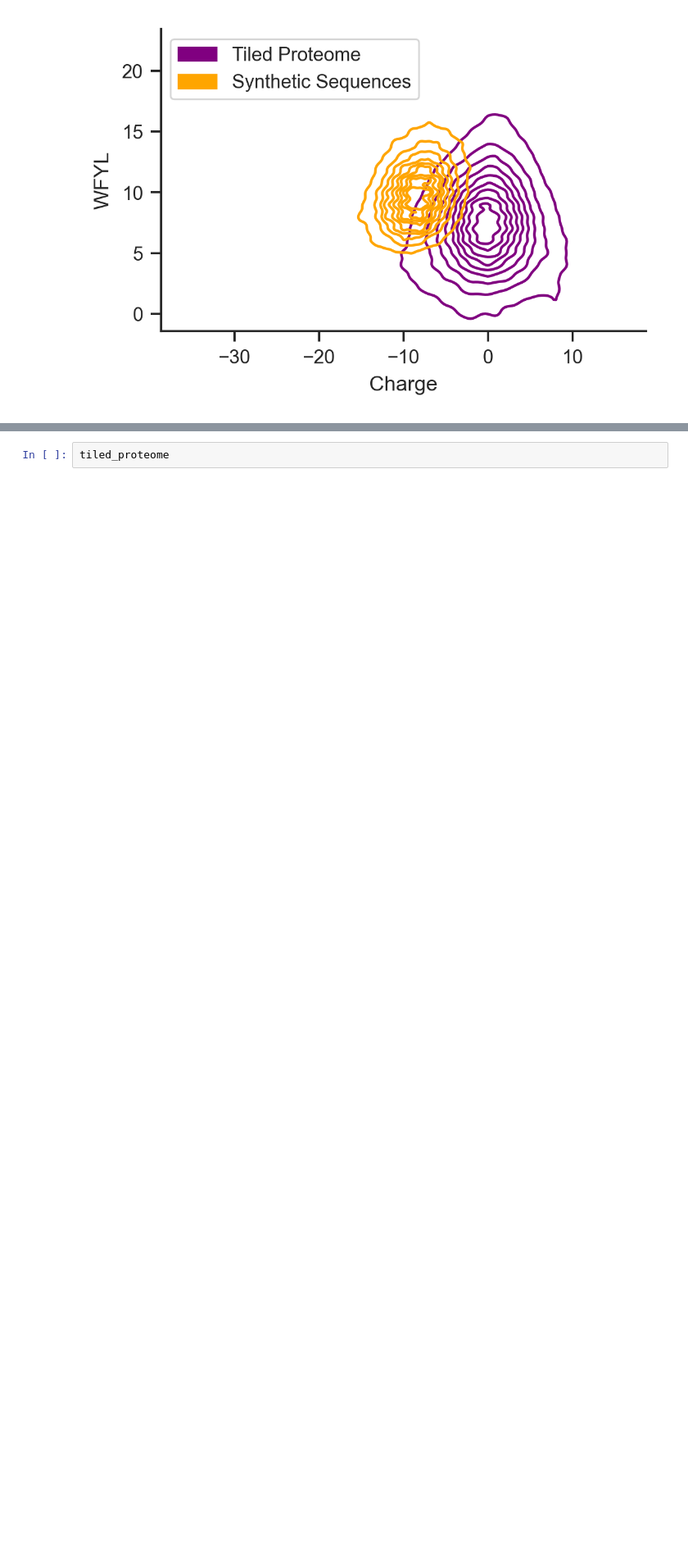
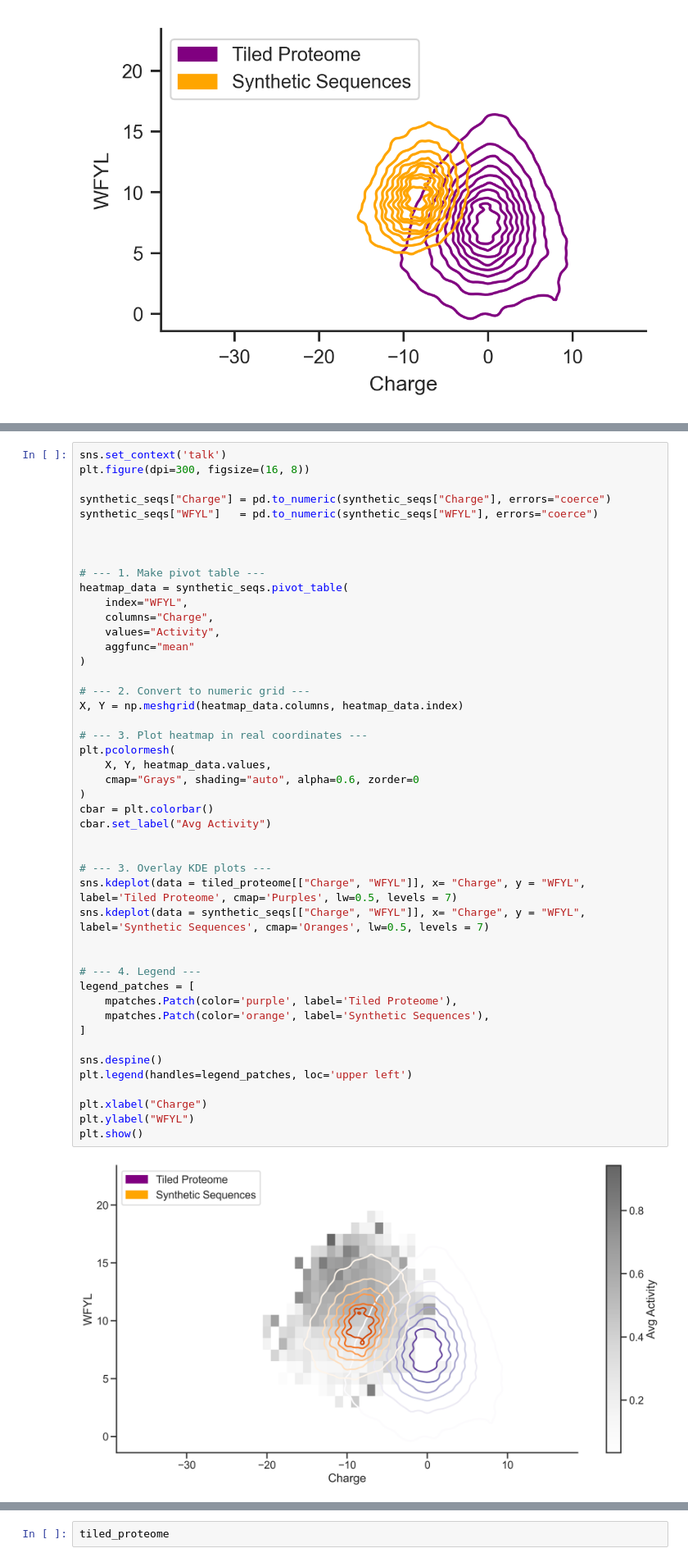
Before and after one commit to sanjanakotha/consensus_AD_predictor, a Jupyter notebook: notebooks/Proteome heatmap.ipynb, the cells around one changed output, grey strips where cells are left out. Shown at 82% size. Drawn from its saved outputs; the diff is of its cells as text; blank space fills up the shorter version.

```diff
--- a/notebooks/Proteome heatmap.ipynb
+++ b/notebooks/Proteome heatmap.ipynb
@@ -325,3 +425,51 @@ plt.show()
+# %%
+sns.set_context('talk')
+plt.figure(dpi=300, figsize=(16, 8))
+
+synthetic_seqs["Charge"] = pd.to_numeric(synthetic_seqs["Charge"], errors="coerce")
+synthetic_seqs["WFYL"]   = pd.to_numeric(synthetic_seqs["WFYL"], errors="coerce")
+
+
+
+# --- 1. Make pivot table ---
+heatmap_data = synthetic_seqs.pivot_table(
+    index="WFYL",
+    columns="Charge",
+    values="Activity",
+    aggfunc="mean"
+)
+
+# --- 2. Convert to numeric grid ---
+X, Y = np.meshgrid(heatmap_data.columns, heatmap_data.index)
+
+# --- 3. Plot heatmap in real coordinates ---
+plt.pcolormesh(
+    X, Y, heatmap_data.values,
+    cmap="Grays", shading="auto", alpha=0.6, zorder=0
+)
+cbar = plt.colorbar()
+cbar.set_label("Avg Activity")
+
+
+# --- 3. Overlay KDE plots ---
+sns.kdeplot(data = tiled_proteome[["Charge", "WFYL"]], x= "Charge", y = "WFYL", label='Tiled Proteome', cmap='Purples', lw=0.5, levels = 7)
+sns.kdeplot(data = synthetic_seqs[["Charge", "WFYL"]], x= "Charge", y = "WFYL", label='Synthetic Sequences', cmap='Oranges', lw=0.5, levels = 7)
+
+
+# --- 4. Legend ---
+legend_patches = [
+    mpatches.Patch(color='purple', label='Tiled Proteome'),
+    mpatches.Patch(color='orange', label='Synthetic Sequences'),
+]
+
+sns.despine()
+plt.legend(handles=legend_patches, loc='upper left')
+
+plt.xlabel("Charge")
+plt.ylabel("WFYL")
+plt.show()
+# %% [output]
+[figure, added]
 # %%
 import matplotlib.patches as mpatches
 
```
Also changed, not shown: parts of 9 cells of this notebook, 4 other files.
